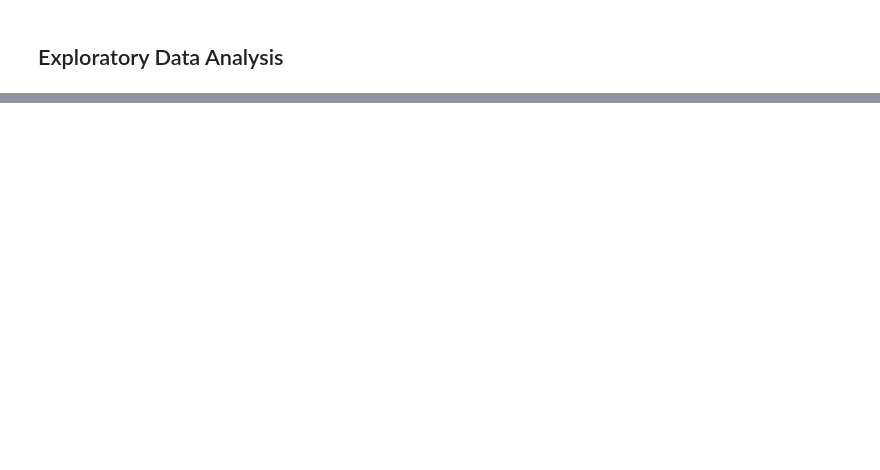
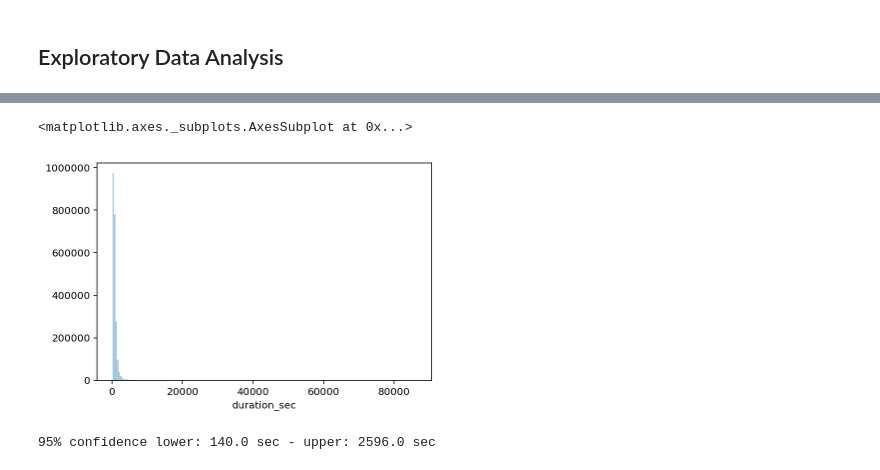
Before and after one commit to marcusholmgren/bikeshare-analysis, a Jupyter notebook: fordgobike-analysis.ipynb, the cells around one changed output, grey strips where cells are left out. Drawn from its saved outputs; the diff is of its cells as text; code cells hidden in the pictures; blank space fills up the shorter version.

```diff
--- a/fordgobike-analysis.ipynb
+++ b/fordgobike-analysis.ipynb
@@ -297,0 +352,12 @@ sns.distplot(bikeshare_df['duration_sec'], bins=10)
+# %%
+# plot CDF
+#plt.hist(bikeshare_df.duration_sec, density=False, cumulative=False);
+sns.distplot(bikeshare_df.duration_sec, hist=True, kde=False, bins=200)
+# %% [output]
+<matplotlib.axes._subplots.AxesSubplot at 0x...>
+[figure, added]
+# %%
+confidence = np.percentile(bikeshare_df.duration_sec, [2.5, 97.5])
+print(f"95% confidence lower: {confidence[0]} sec - upper: {confidence[1]} sec")
+# %% [output]
+95% confidence lower: 140.0 sec - upper: 2596.0 sec
```
Also changed, not shown: parts of 39 cells of this notebook.
